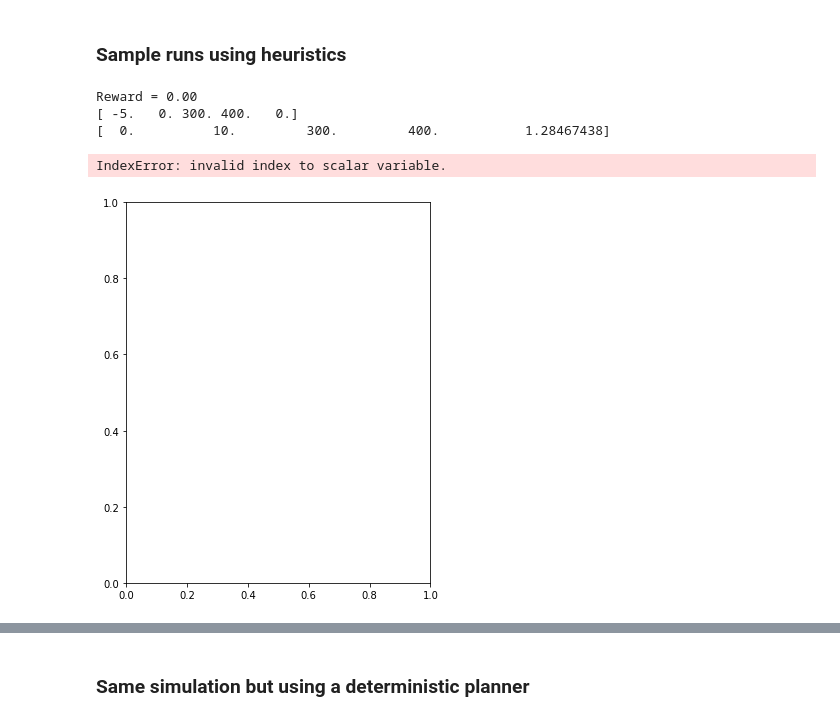
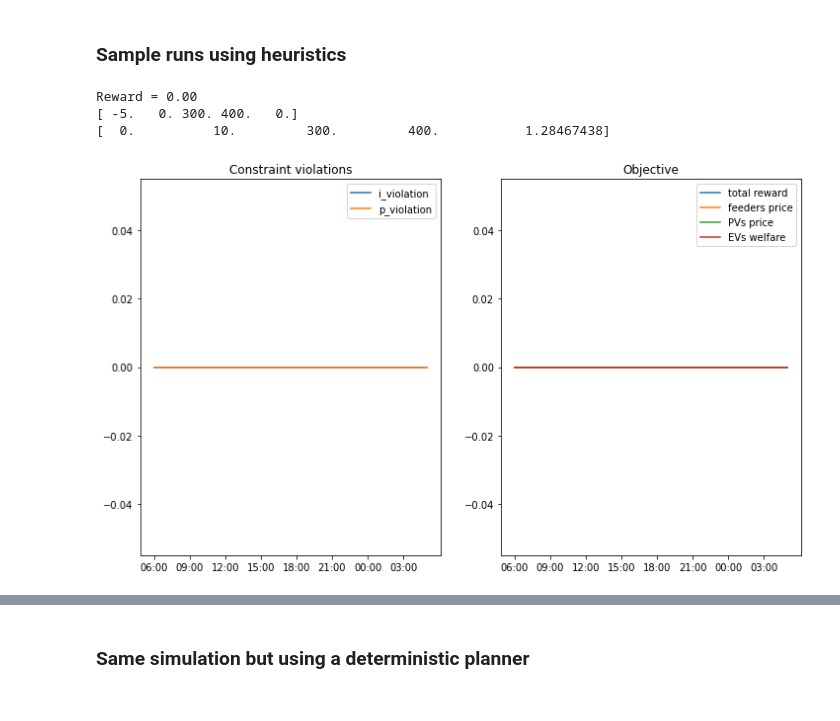
Before and after one commit to V0XNIHILI/RL-EVCP, a Jupyter notebook: notebooks/experiments/Sample run.ipynb, the cells around one changed output, grey strips where cells are left out. Drawn from its saved outputs; the diff is of its cells as text; code cells hidden in the pictures.

Commit message:
Add plots to output

```diff
--- a/notebooks/experiments/Sample run.ipynb
+++ b/notebooks/experiments/Sample run.ipynb
@@ -113,36 +113,35 @@ while not done:
     mins = mins.min(axis=0)
     maxs = np.concatenate((maxs, current_max)).reshape(-1, 5)
     maxs = maxs.max(axis=0)
     steps += 1
 
     # print('t=%s' % env.t_str)
     # p_lbs_t, p_ubs_t, v_lbs_t, v_ubs_t, u_t = env.compute_current_state()
 
     # p, v, model = compute_greedy_heuristic(u_t, p_lbs_t, p_ubs_t, v_lbs_t, v_ubs_t,
     #                                        env.conductance_matrix, env.i_max_matrix,
     #                                        lossless=False, tee=False)
 
     action_voltages = np.full(22, 300)
     action_powers = np.full(22, 0)
 
     action = np.concatenate((action_powers, action_voltages), axis=0)
     next_state, reward, done, info = env.step(action)
     total_reward += reward
-    results_list.append(reward)
+    results_list.append(info)
     state = next_state
 
 print('Reward = %.2f' % total_reward)
 
 print(mins)
 print(maxs)
 
 plot_results(env, results_list, figsize=(12, 7))
 # %% [output]
 Reward = 0.00
 [ -5.   0. 300. 400.   0.]
 [  0.          10.         300.         400.           1.28467438]
-IndexError: invalid index to scalar variable.
-[figure, old version]
+[figure, new version]
 # %%
 # Greedy heuristic which solves single-timestep OPF using lossless model
 # It gets higher reward, but violates the power-flow constraints.
```
